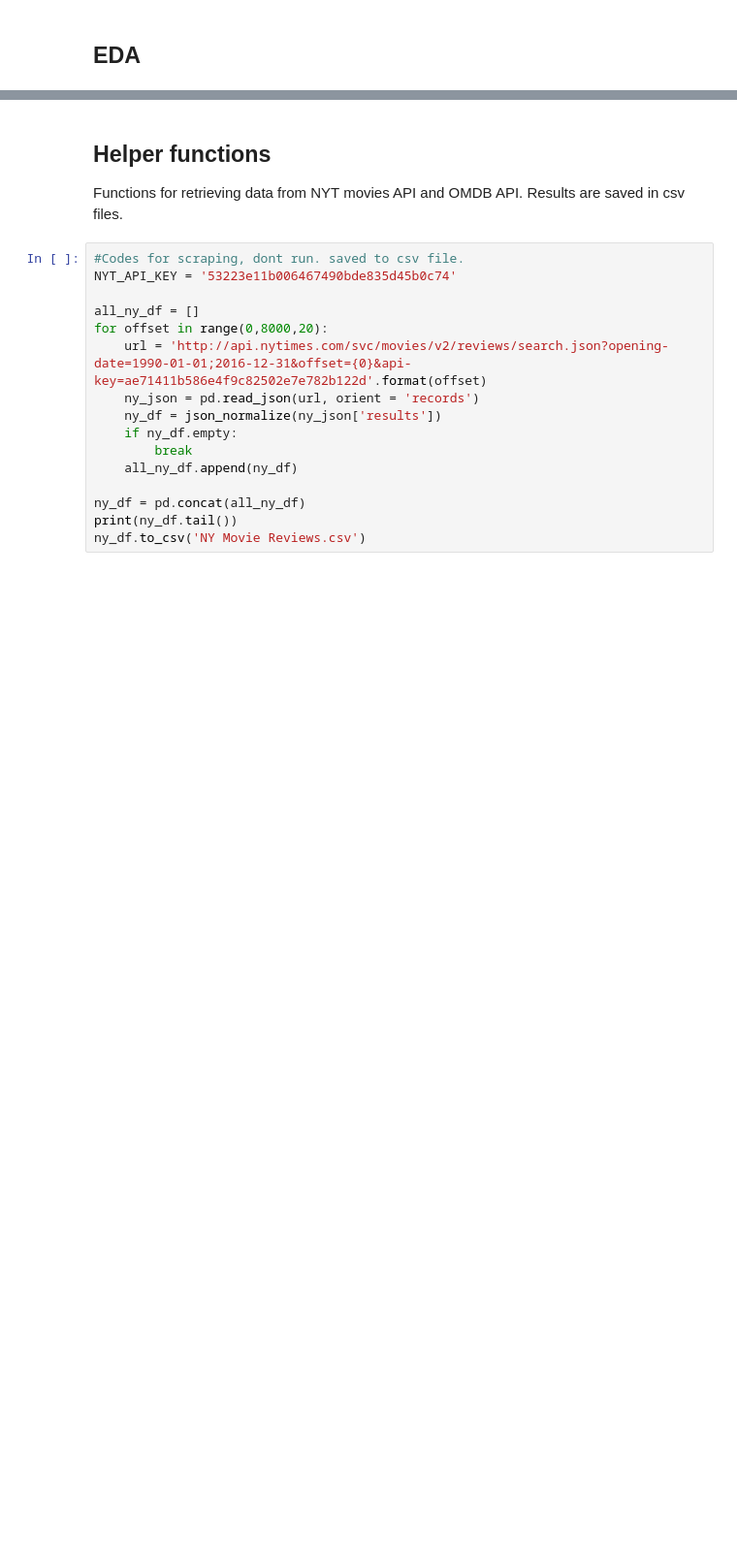
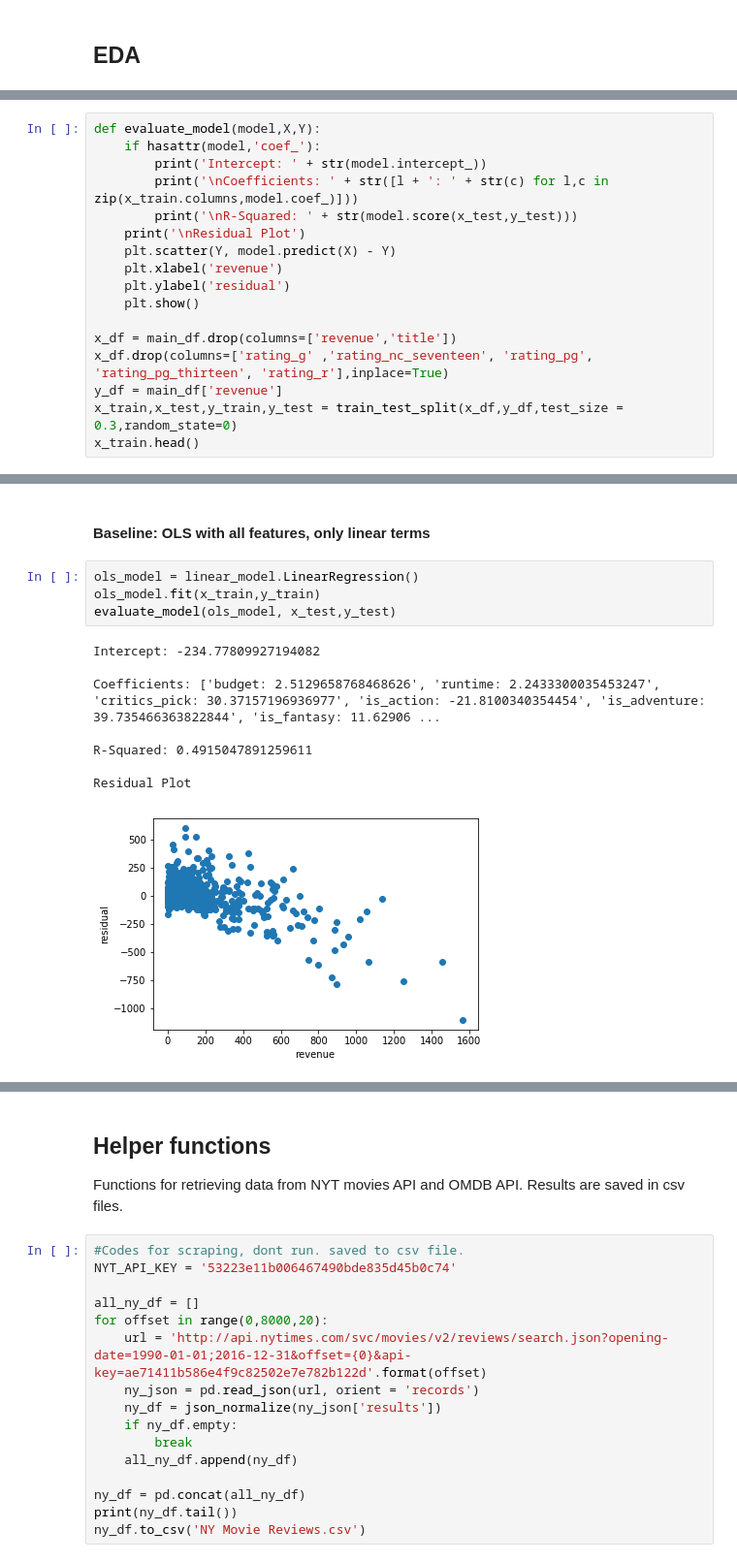
Before and after one commit to stephengou/Predictive-Model-Of-Movie-Revenues, a Jupyter notebook: Predictive_Model_Of_Movie_Revenue.ipynb, the cells around one changed output, grey strips where cells are left out. Shown at 97% size. Cells and saved outputs as stored; diff of their text form; blank space fills up the shorter version.

```diff
--- a/Predictive_Model_Of_Movie_Revenue.ipynb
+++ b/Predictive_Model_Of_Movie_Revenue.ipynb
@@ -267,0 +475,17 @@ strong multicollinearity or other numerical problems.
+# %%
+def evaluate_model(model,X,Y):
+    if hasattr(model,'coef_'):
+        print('Intercept: ' + str(model.intercept_))
+        print('\nCoefficients: ' + str([l + ': ' + str(c) for l,c in zip(x_train.columns,model.coef_)]))
+        print('\nR-Squared: ' + str(model.score(x_test,y_test)))
+    print('\nResidual Plot')
+    plt.scatter(Y, model.predict(X) - Y)
+    plt.xlabel('revenue')
+    plt.ylabel('residual')
+    plt.show()
+
+x_df = main_df.drop(columns=['revenue','title'])
+x_df.drop(columns=['rating_g' ,'rating_nc_seventeen', 'rating_pg', 'rating_pg_thirteen', 'rating_r'],inplace=True)
+y_df = main_df['revenue']
+x_train,x_test,y_train,y_test = train_test_split(x_df,y_df,test_size = 0.3,random_state=0)
+x_train.head()
@@ -267,0 +500,15 @@ strong multicollinearity or other numerical problems.
+# %% [markdown]
+#### Baseline: OLS with all features, only linear terms
+# %%
+ols_model = linear_model.LinearRegression()
+ols_model.fit(x_train,y_train)
+evaluate_model(ols_model, x_test,y_test)
+# %% [output]
+Intercept: -234.77809927194082
+
+Coefficients: ['budget: 2.5129658768468626', 'runtime: 2.2433300035453247', 'critics_pick: 30.37157196936977', 'is_action: -21.8100340354454', 'is_adventure: 39.735466363822844', 'is_fantasy: 11.62906 ...
+
+R-Squared: 0.4915047891259611
+
+Residual Plot
+[figure, added]
```
Also changed, not shown: parts of 30 cells of this notebook, 6 other files.
